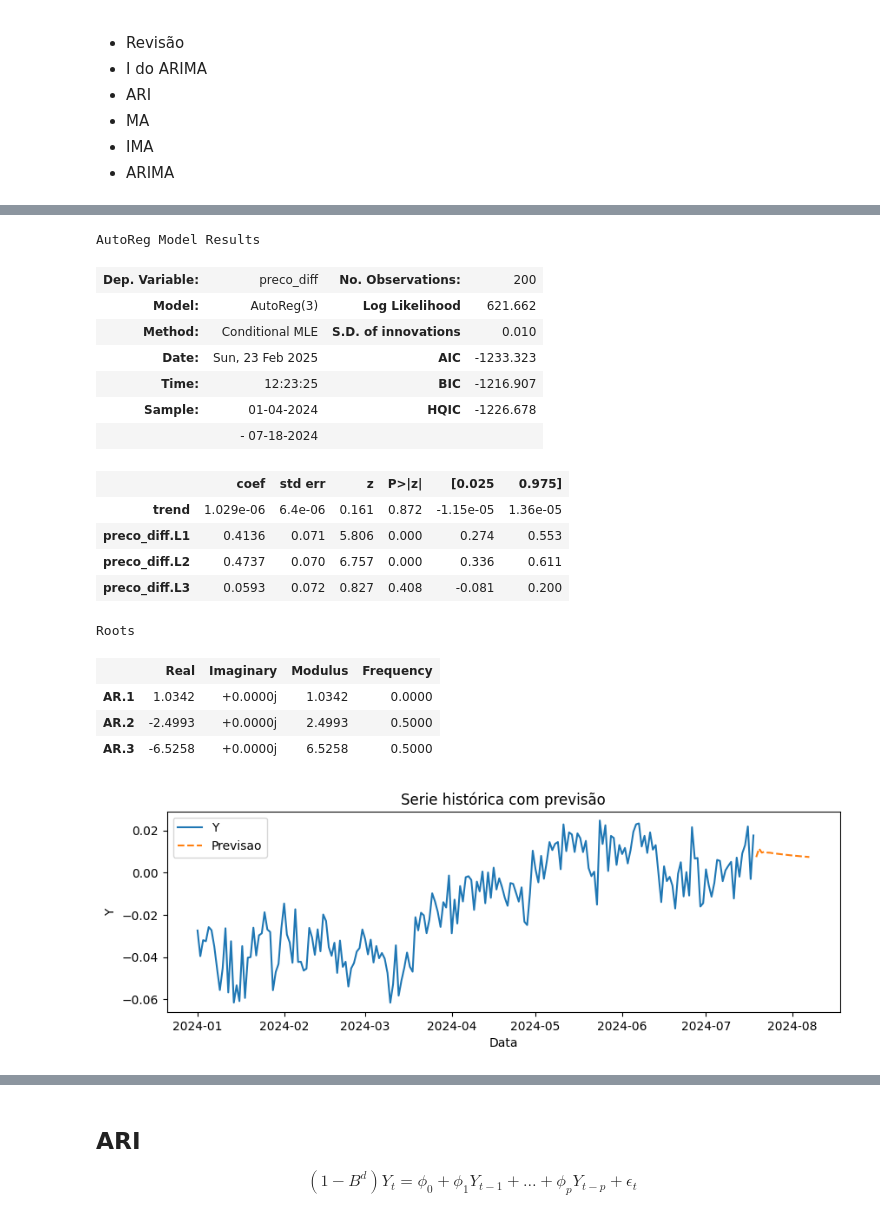
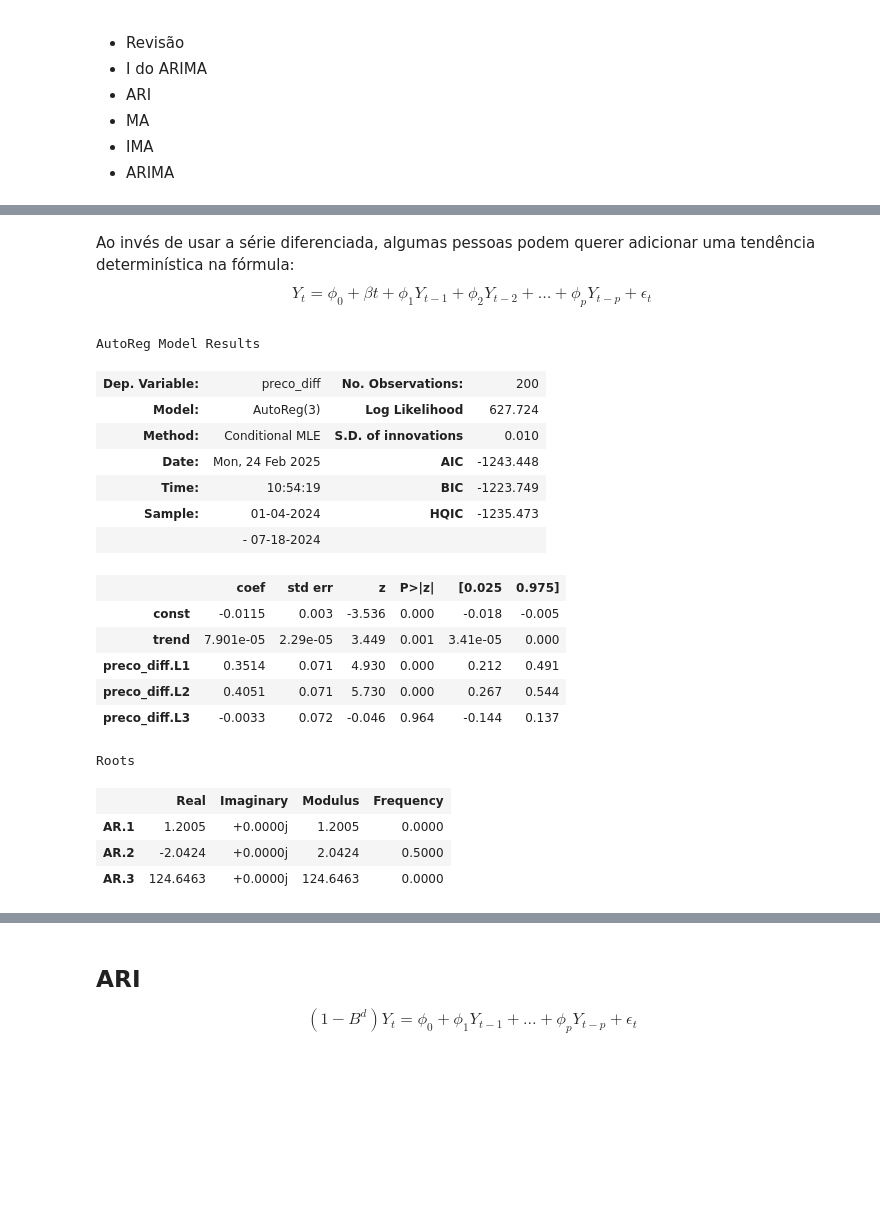
Before and after one commit to danielrferreira/classes, a Jupyter notebook: ASN/Séries Temporais/preparacao/Aula 5.ipynb, the cells around one changed output, grey strips where cells are left out. Drawn from its saved outputs; the diff is of its cells as text; code cells hidden in the pictures; blank space fills up the shorter version.

```diff
--- a/ASN/Séries Temporais/preparacao/Aula 5.ipynb
+++ b/ASN/Séries Temporais/preparacao/Aula 5.ipynb
@@ -130,33 +129,28 @@ plt.show()
+# %% [markdown]
+Ao invés de usar a série diferenciada, algumas pessoas podem querer adicionar uma tendência determinística na fórmula:
+$$
+Y_t = \phi_0 + \beta t + \phi_1 Y_{t-1} + \phi_2 Y_{t-2} + \dots + \phi_p Y_{t-p} + \epsilon_t
+$$
 # %%
-model = AutoReg(Y, lags=3, trend='t').fit()
-model.summary()
+model3 = AutoReg(Y, lags=3, trend='ct').fit()
+model3.summary()
 # %% [output]
 AutoReg Model Results
 | Dep. Variable: | preco_diff | No. Observations: | 200 |
-| Model: | AutoReg(3) | Log Likelihood | 621.662 |
+| Model: | AutoReg(3) | Log Likelihood | 627.724 |
 | Method: | Conditional MLE | S.D. of innovations | 0.010 |
-| Date: | Sun, 23 Feb 2025 | AIC | -1233.323 |
-| Time: | 12:23:25 | BIC | -1216.907 |
-| Sample: | 01-04-2024 | HQIC | -1226.678 |
+| Date: | Mon, 24 Feb 2025 | AIC | -1243.448 |
+| Time: | 10:54:19 | BIC | -1223.749 |
+| Sample: | 01-04-2024 | HQIC | -1235.473 |
 |  | - 07-18-2024 |  |  |
 |  | coef | std err | z | P>|z| | [0.025 | 0.975] |
-| trend | 1.029e-06 | 6.4e-06 | 0.161 | 0.872 | -1.15e-05 | 1.36e-05 |
-| preco_diff.L1 | 0.4136 | 0.071 | 5.806 | 0.000 | 0.274 | 0.553 |
-| preco_diff.L2 | 0.4737 | 0.070 | 6.757 | 0.000 | 0.336 | 0.611 |
-| preco_diff.L3 | 0.0593 | 0.072 | 0.827 | 0.408 | -0.081 | 0.200 |
+| const | -0.0115 | 0.003 | -3.536 | 0.000 | -0.018 | -0.005 |
+| trend | 7.901e-05 | 2.29e-05 | 3.449 | 0.001 | 3.41e-05 | 0.000 |
+| preco_diff.L1 | 0.3514 | 0.071 | 4.930 | 0.000 | 0.212 | 0.491 |
+| preco_diff.L2 | 0.4051 | 0.071 | 5.730 | 0.000 | 0.267 | 0.544 |
+| preco_diff.L3 | -0.0033 | 0.072 | -0.046 | 0.964 | -0.144 | 0.137 |
 Roots
 |  | Real | Imaginary | Modulus | Frequency |
-| AR.1 | 1.0342 | +0.0000j | 1.0342 | 0.0000 |
-| AR.2 | -2.4993 | +0.0000j | 2.4993 | 0.5000 |
-| AR.3 | -6.5258 | +0.0000j | 6.5258 | 0.5000 |
+| AR.1 | 1.2005 | +0.0000j | 1.2005 | 0.0000 |
+| AR.2 | -2.0424 | +0.0000j | 2.0424 | 0.5000 |
+| AR.3 | 124.6463 | +0.0000j | 124.6463 | 0.0000 |
-# %%
-previsao = model.forecast(20)
-plt.plot(Y, label='Y', linestyle='-')
-plt.plot(previsao, label='Previsao', linestyle='--')
-plt.xlabel('Data')
-plt.ylabel('Y')
-plt.title('Serie histórica com previsão')
-plt.legend()
-plt.show()
-# %% [output]
-[figure, removed]
```
Also changed, not shown: parts of 21 cells of this notebook.
